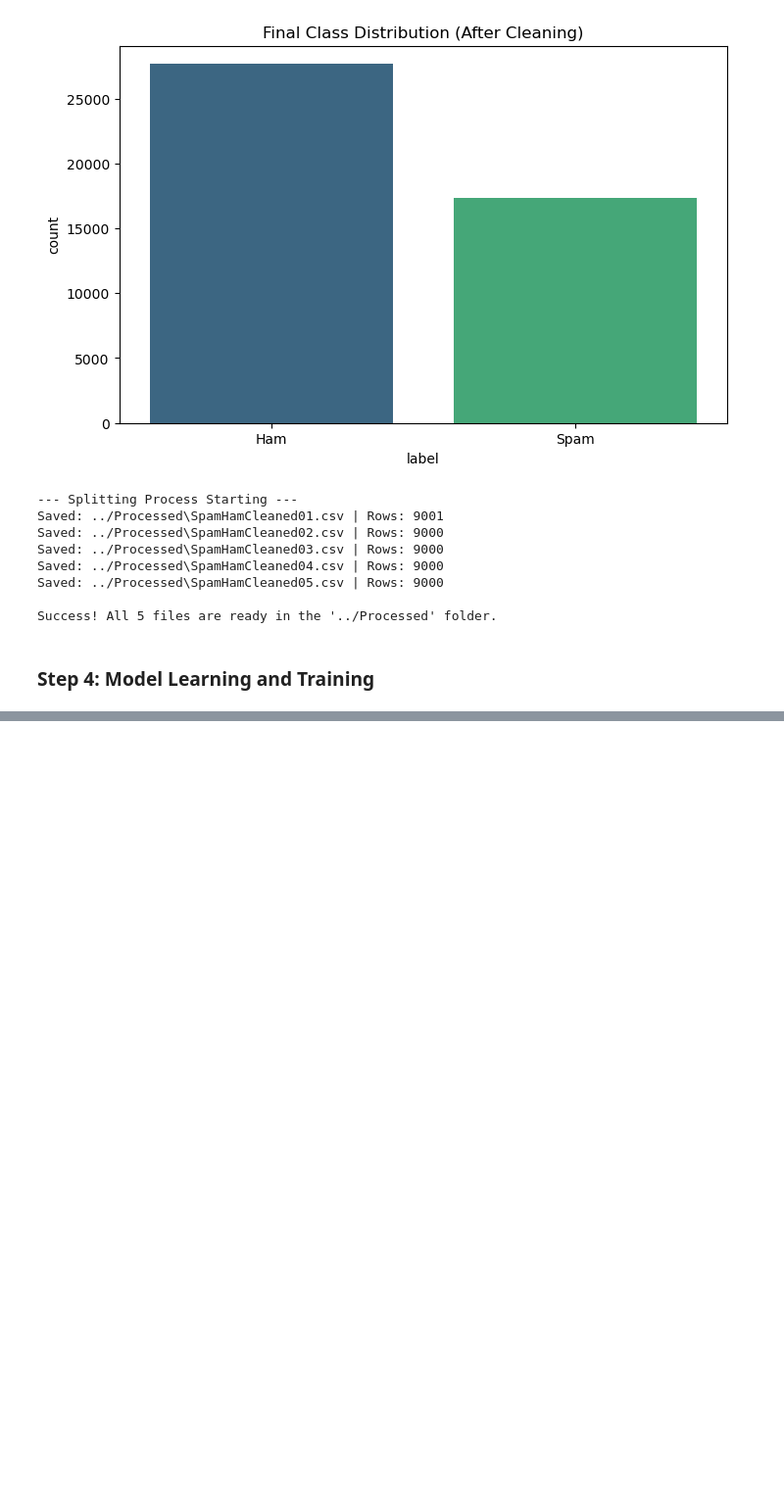
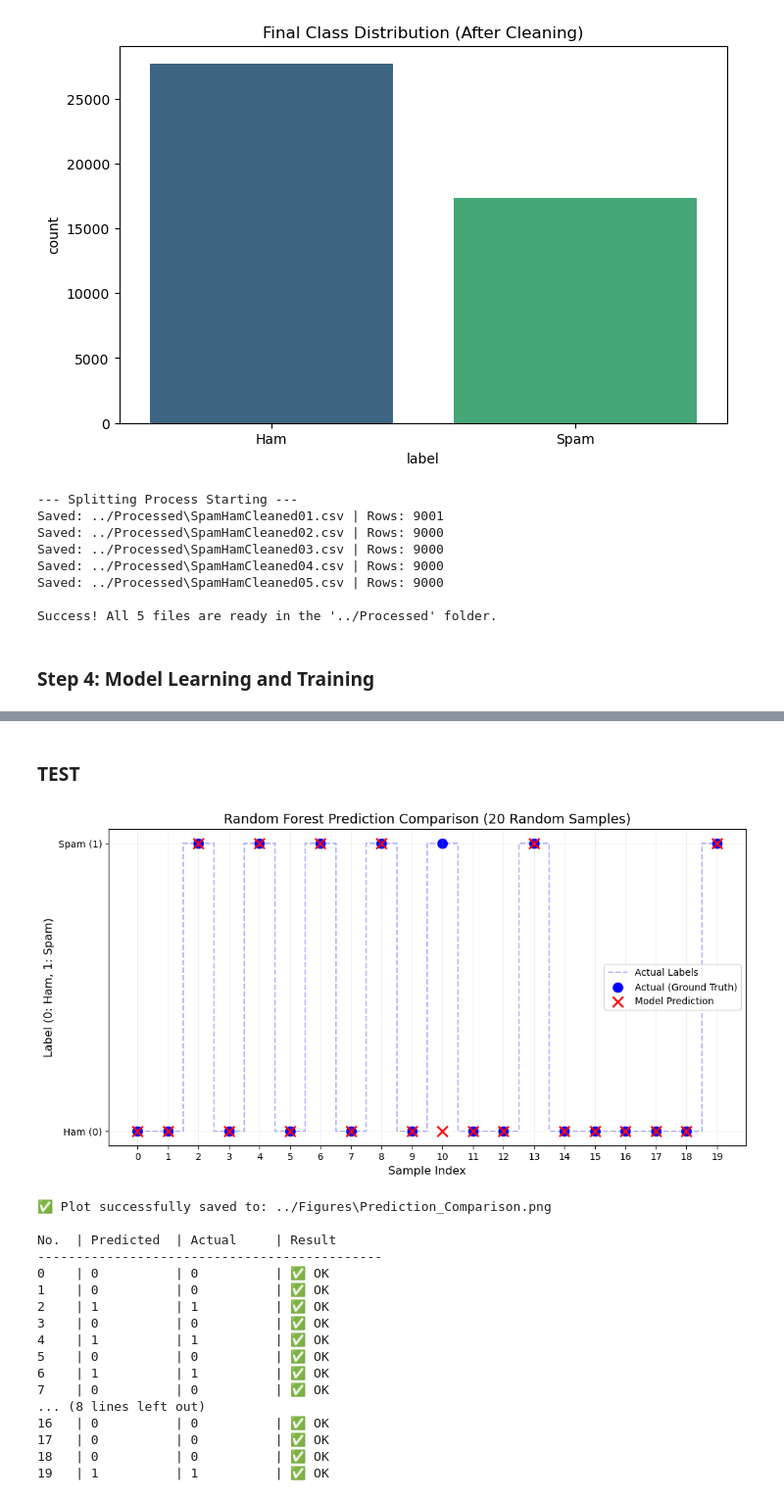
Before and after one commit to hieugia090806/Computing_Technology_Innovation_Project_COS30049, a Jupyter notebook: Website/Backend/Notebooks/SpamHam.ipynb, the cells around one changed output, grey strips where cells are left out. Shown at 98% size. Cells and saved outputs as stored; diff of their text form; code cells hidden in the pictures; blank space fills up the shorter version.

Commit message:
Finished training model for spam and ham

```diff
--- a/Website/Backend/Notebooks/SpamHam.ipynb
+++ b/Website/Backend/Notebooks/SpamHam.ipynb
@@ -302,0 +458,72 @@ ImportError: cannot import name 'AdamW' from 'transformers' (c:\Users\DELL\anaco
+# %% [markdown]
+### TEST ###
+# %%
+import matplotlib.pyplot as plt
+import numpy as np
+
+# 1. Create 'Figures' directory if it doesn't exist
+figures_dir = '../Figures'
+if not os.path.exists(figures_dir):
+    os.makedirs(figures_dir)
+    print(f"Directory '{figures_dir}' created.")
+
+# 2. Select 20 random samples for testing
+np.random.seed(42)
+sample_indices = np.random.choice(len(y_test), 20, replace=False)
+y_actual_sample = y_test.iloc[sample_indices].values
+X_test_sample = X_test[sample_indices]
+y_pred_sample = rf_model.predict(X_test_sample)
+
+# 3. Visualization
+plt.figure(figsize=(12, 6))
+
+# Plot Step Line for Actual Values
+plt.step(range(20), y_actual_sample, where='mid', label='Actual Labels',
+         alpha=0.3, color='blue', linestyle='--')
+
+# Plot Scatter Points for Actual vs Predicted
+plt.scatter(range(20), y_actual_sample, color='blue', s=100, label='Actual (Ground Truth)')
+plt.scatter(range(20), y_pred_sample, color='red', marker='x', s=120,
+            linewidths=2, label='Model Prediction')
+
+# Add Labels and Title
+plt.title('Random Forest Prediction Comparison (20 Random Samples)', fontsize=14)
+plt.xlabel('Sample Index', fontsize=12)
+plt.ylabel('Label (0: Ham, 1: Spam)', fontsize=12)
+plt.yticks([0, 1], ['Ham (0)', 'Spam (1)'])
+plt.xticks(range(20))
+plt.grid(axis='both', alpha=0.2)
+plt.legend()
+
+# 4. Save the figure to the 'Figures' folder
+save_path = os.path.join(figures_dir, 'Prediction_Comparison.png')
+plt.savefig(save_path, dpi=300, bbox_inches='tight')
+plt.show()
+
+print(f"✅ Plot successfully saved to: {save_path}")
+
+# Print simple validation table
+print(f"\n{'No.':<4} | {'Predicted':<10} | {'Actual':<10} | {'Result'}")
+print("-" * 45)
+for i in range(20):
+    match = "✅ OK" if y_actual_sample[i] == y_pred_sample[i] else "❌ ERR"
+    print(f"{i:<4} | {y_pred_sample[i]:<10} | {y_actual_sample[i]:<10} | {match}")
+# %% [output]
+[figure, added]
+✅ Plot successfully saved to: ../Figures\Prediction_Comparison.png
+
+No.  | Predicted  | Actual     | Result
+---------------------------------------------
+0    | 0          | 0          | ✅ OK
+1    | 0          | 0          | ✅ OK
+2    | 1          | 1          | ✅ OK
+3    | 0          | 0          | ✅ OK
+4    | 1          | 1          | ✅ OK
+5    | 0          | 0          | ✅ OK
+6    | 1          | 1          | ✅ OK
+7    | 0          | 0          | ✅ OK
+... (8 lines left out)
+16   | 0          | 0          | ✅ OK
+17   | 0          | 0          | ✅ OK
+18   | 0          | 0          | ✅ OK
+19   | 1          | 1          | ✅ OK
```
Also changed, not shown: parts of 17 cells of this notebook, 27 other files.
